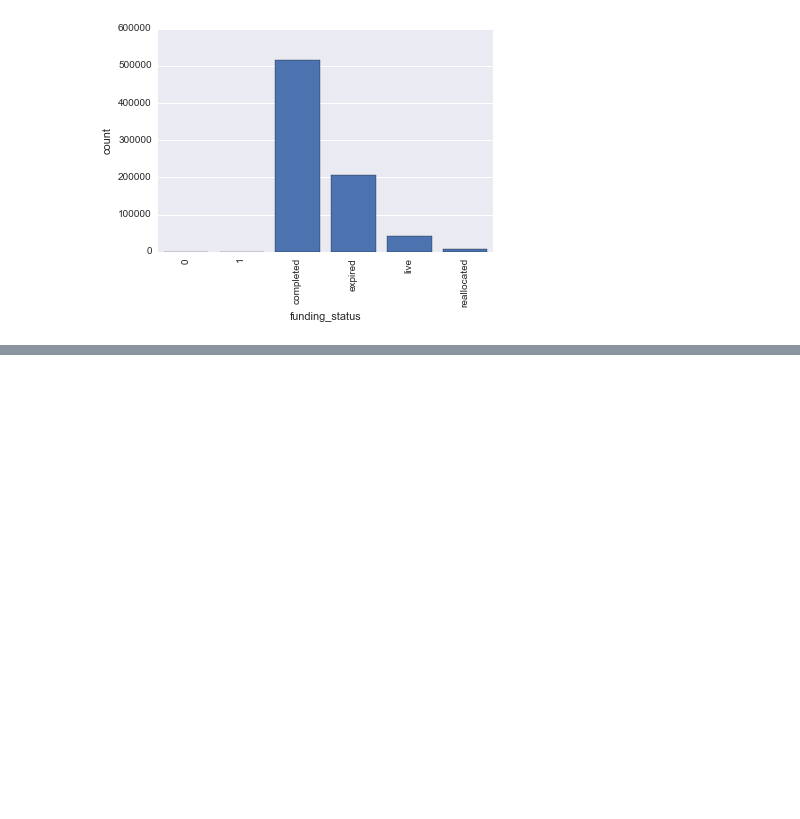
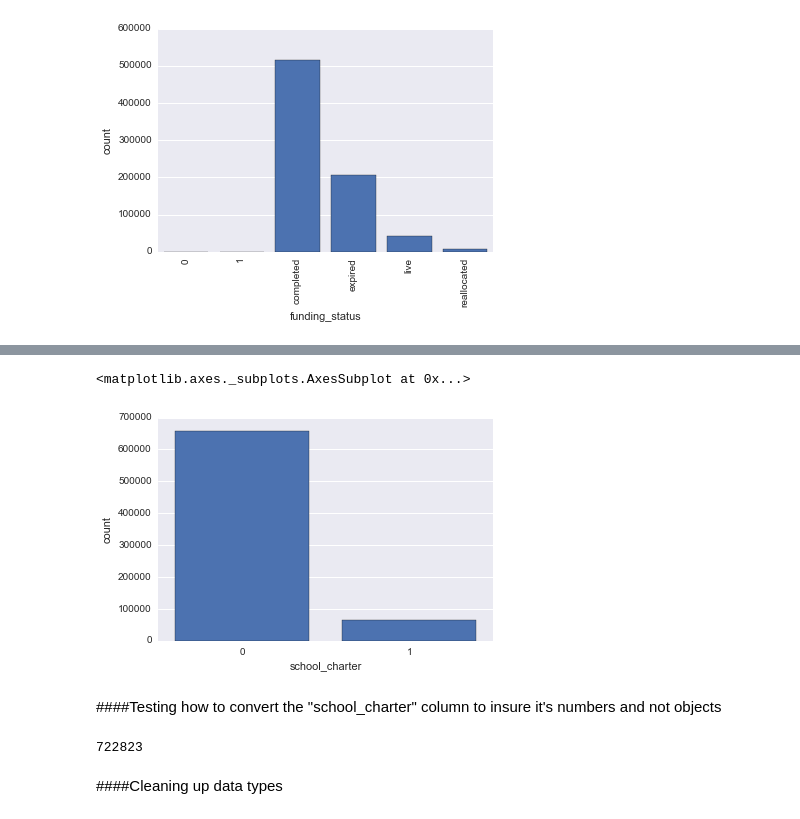
Before and after one commit to LylePayne/Fletcher-iPythonNotebooks, a Jupyter notebook: Project Kojak - DonorsChoose.ipynb, the cells around one changed output, grey strips where cells are left out. Drawn from its saved outputs; the diff is of its cells as text; code cells hidden in the pictures; blank space fills up the shorter version.

```diff
--- a/Project Kojak - DonorsChoose.ipynb
+++ b/Project Kojak - DonorsChoose.ipynb
@@ -200,0 +255,7 @@ SyntaxError: invalid syntax (<ipython-input-144-6cc4701bb089>, line 1)
+# %%
+sn.barplot(funding_df.school_charter)
+# %% [output]
+<matplotlib.axes._subplots.AxesSubplot at 0x...>
+[figure, added]
+# %% [markdown]
+####Testing how to convert the "school_charter" column to insure it's numbers and not objects
@@ -200,0 +266,4 @@ SyntaxError: invalid syntax (<ipython-input-144-6cc4701bb089>, line 1)
+# %%
+len(funding_df)
+# %% [output]
+722823
@@ -200,0 +274,2 @@ SyntaxError: invalid syntax (<ipython-input-144-6cc4701bb089>, line 1)
+# %% [markdown]
+####Cleaning up data types
```
Also changed, not shown: parts of 37 cells of this notebook.
